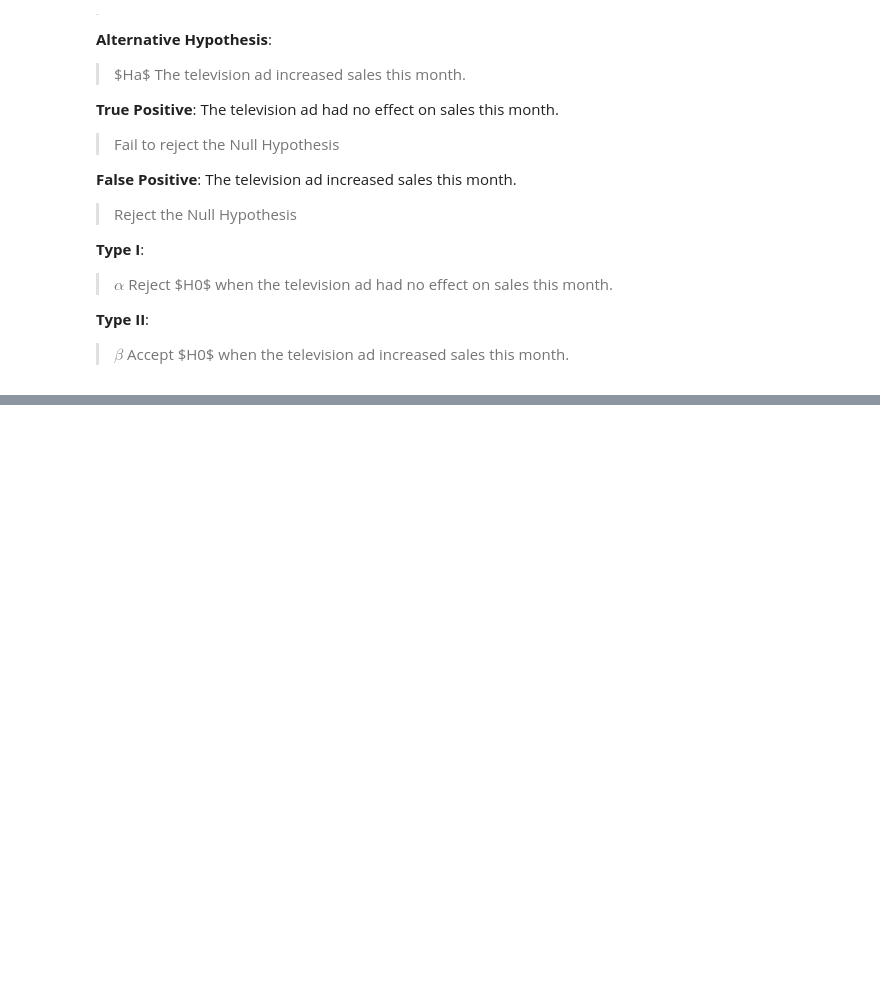
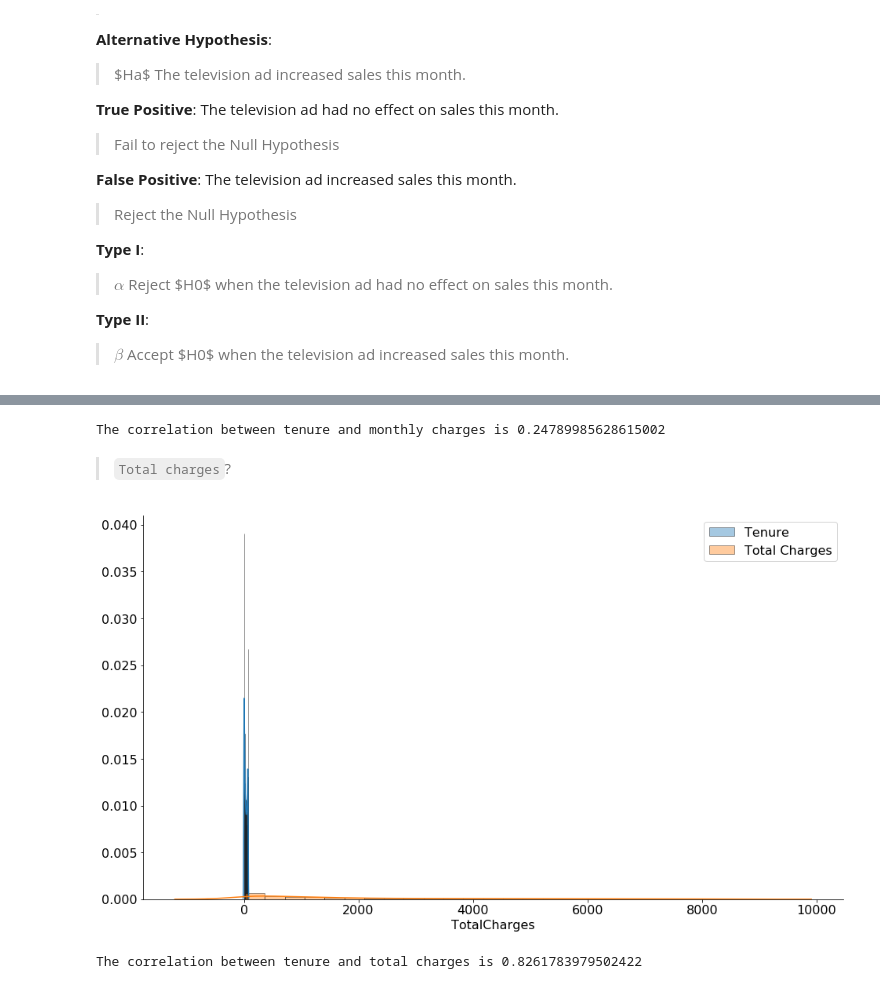
Before and after one commit to Promeos/statistics-exercises, a Jupyter notebook: hypothesis_testing.ipynb, the cells around one changed output, grey strips where cells are left out. Saved outputs shown, nothing was run; the diff lists cells and outputs as text; code cells hidden in the pictures; blank space fills up the shorter version.

Commit message:
correlation examples

```diff
--- a/hypothesis_testing.ipynb
+++ b/hypothesis_testing.ipynb
@@ -263,0 +348,18 @@ __Type II__:
+# %%
+r, p = stats.pearsonr(df_telco.tenure, df_telco.MonthlyCharges)
+print(f"The correlation between tenure and monthly charges is {r}")
+# %% [output]
+The correlation between tenure and monthly charges is 0.24789985628615002
+# %% [markdown]
+> `Total charges`?
+# %%
+sns.distplot(tenure, label='Tenure')
+sns.distplot(t_charge, label='Total Charges')
+plt.legend();
+# %% [output]
+[figure, added]
+# %%
+r, p = stats.pearsonr(df_telco.tenure, df_telco.TotalCharges.fillna(0))
+print(f"The correlation between tenure and total charges is {r}")
+# %% [output]
+The correlation between tenure and total charges is 0.8261783979502422
```
Also changed, not shown: parts of 24 cells of this notebook.
